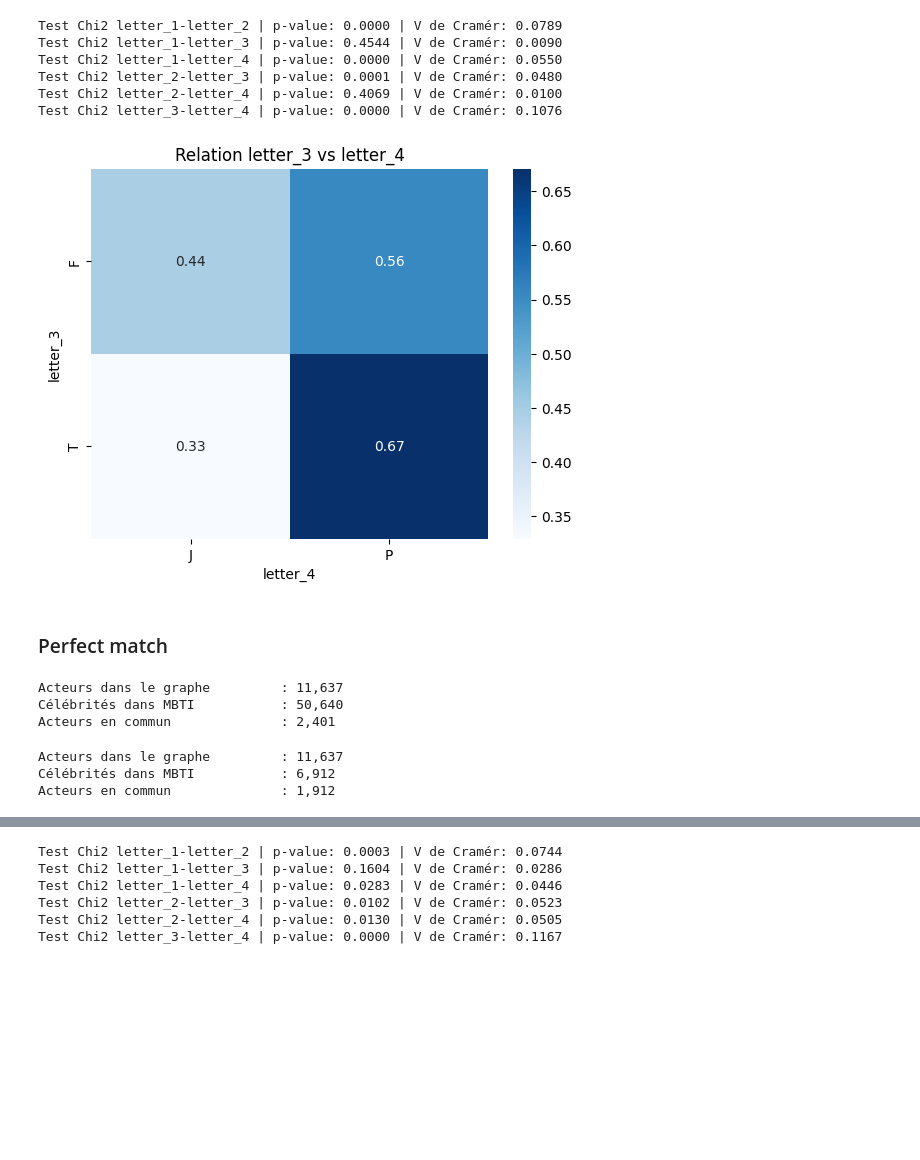
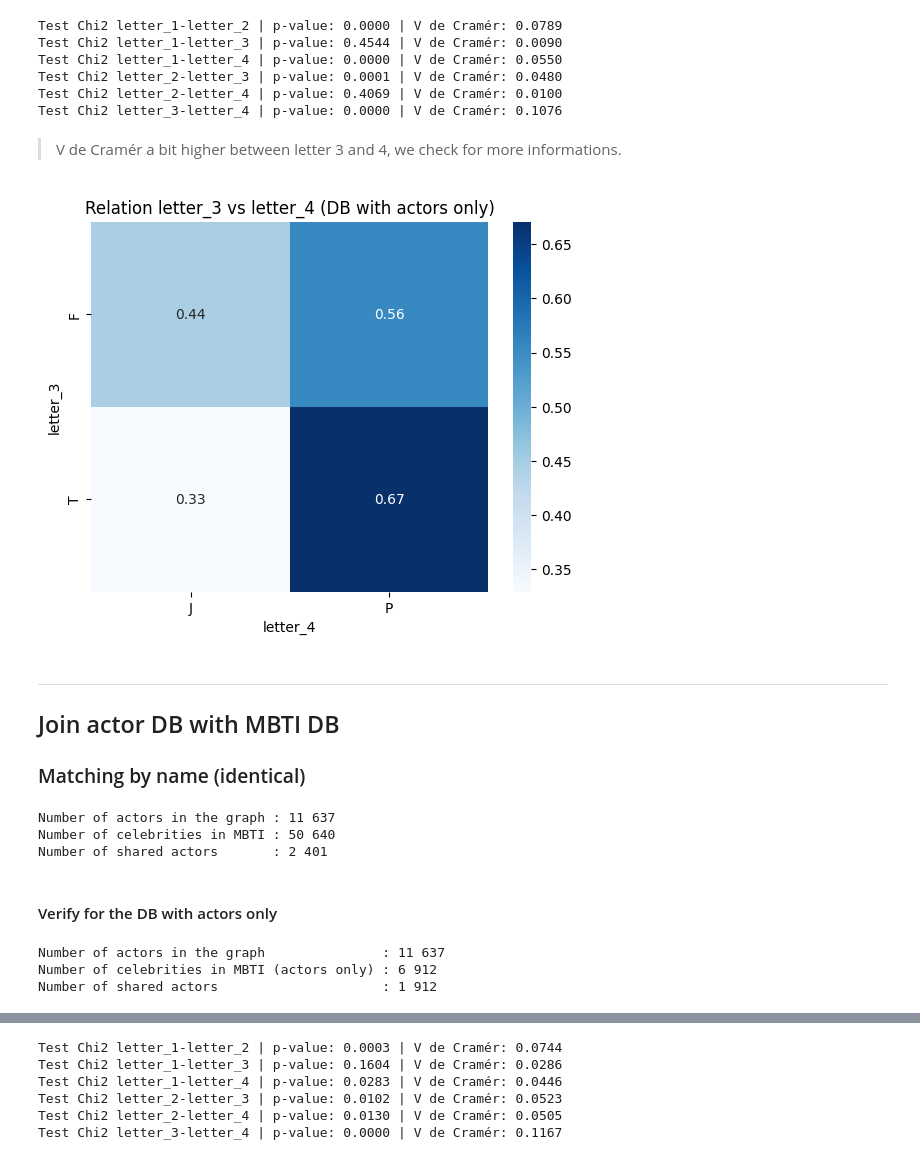
Before and after one commit to DavidGabrielPapa/TheseDeMaster, a Jupyter notebook: mbti.ipynb, the cells around one changed output, grey strips where cells are left out. Drawn from its saved outputs; the diff is of its cells as text; code cells hidden in the pictures; blank space fills up the shorter version.

```diff
--- a/mbti.ipynb
+++ b/mbti.ipynb
@@ -453,48 +606,55 @@ Test Chi2 letter_1-letter_4 | p-value: 0.0000 | V de Cramér: 0.0550
 Test Chi2 letter_2-letter_3 | p-value: 0.0001 | V de Cramér: 0.0480
 Test Chi2 letter_2-letter_4 | p-value: 0.4069 | V de Cramér: 0.0100
 Test Chi2 letter_3-letter_4 | p-value: 0.0000 | V de Cramér: 0.1076
+# %% [markdown]
+> V de Cramér a bit higher between letter 3 and 4, we check for more informations.
 # %%
 table = pd.crosstab(actors_mbti['letter_3'], actors_mbti['letter_4'], normalize='index')
 
 sns.heatmap(table, annot=True, cmap='Blues')
-plt.title("Relation letter_3 vs letter_4")
+plt.title("Relation letter_3 vs letter_4 (DB with actors only)")
 plt.show()
 # %% [output]
-[figure, old version]
+[figure, new version]
 # %% [markdown]
-### Perfect match
+---
+## Join actor DB with MBTI DB
+
+### Matching by name (identical)
 # %%
-# Récupérer les acteurs du graphe
+# Actors from the graph
 actors_in_graph = set(G.nodes())
 
-# Récupérer les acteurs dans la db MBTI
+# Actors in the MBTI database
 actors_in_mbti = set(mbti['name'].tolist())
 
-# Intersection : acteurs présents dans les deux
+# Intersection: actors present in both
 common_actors = actors_in_graph & actors_in_mbti
 
-print(f"Acteurs dans le graphe         : {len(actors_in_graph):,}")
-print(f"Célébrités dans MBTI           : {len(actors_in_mbti):,}")
-print(f"Acteurs en commun              : {len(common_actors):,}")
+print(f"Number of actors in the graph : {len(actors_in_graph):,}".replace(",", " "))
+print(f"Number of celebrities in MBTI : {len(actors_in_mbti):,}".replace(",", " "))
+print(f"Number of shared actors       : {len(common_actors):,}".replace(",", " "))
 # %% [output]
-Acteurs dans le graphe         : 11,637
-Célébrités dans MBTI           : 50,640
-Acteurs en commun              : 2,401
+Number of actors in the graph : 11 637
+Number of celebrities in MBTI : 50 640
+Number of shared actors       : 2 401
+# %% [markdown]
+#### Verify for the DB with actors only
 # %%
-# Récupérer les acteurs du graphe
+# Actors from the graph
 actors_in_graph = set(G.nodes())
 
-# Récupérer les acteurs dans la db MBTI
+# Actors in the MBTI database (with actors only)
 actors_in_mbti = set(actors_mbti['name'].tolist())
 
-# Intersection : acteurs présents dans les deux
+# Intersection: actors present in both
 common_actors_2 = actors_in_graph & actors_in_mbti
 
-print(f"Acteurs dans le graphe         : {len(actors_in_graph):,}")
-print(f"Célébrités dans MBTI           : {len(actors_in_mbti):,}")
-print(f"Acteurs en commun              : {len(common_actors_2):,}")
+print(f"Number of actors in the graph               : {len(actors_in_graph):,}".replace(",", " "))
+print(f"Number of celebrities in MBTI (actors only) : {len(actors_in_mbti):,}".replace(",", " "))
+print(f"Number of shared actors                     : {len(common_actors_2):,}".replace(",", " "))
 # %% [output]
-Acteurs dans le graphe         : 11,637
-Célébrités dans MBTI           : 6,912
-Acteurs en commun              : 1,912
+Number of actors in the graph               : 11 637
+Number of celebrities in MBTI (actors only) : 6 912
+Number of shared actors                     : 1 912
 # %%
```
Also changed, not shown: parts of 56 cells of this notebook, 2 other files.
